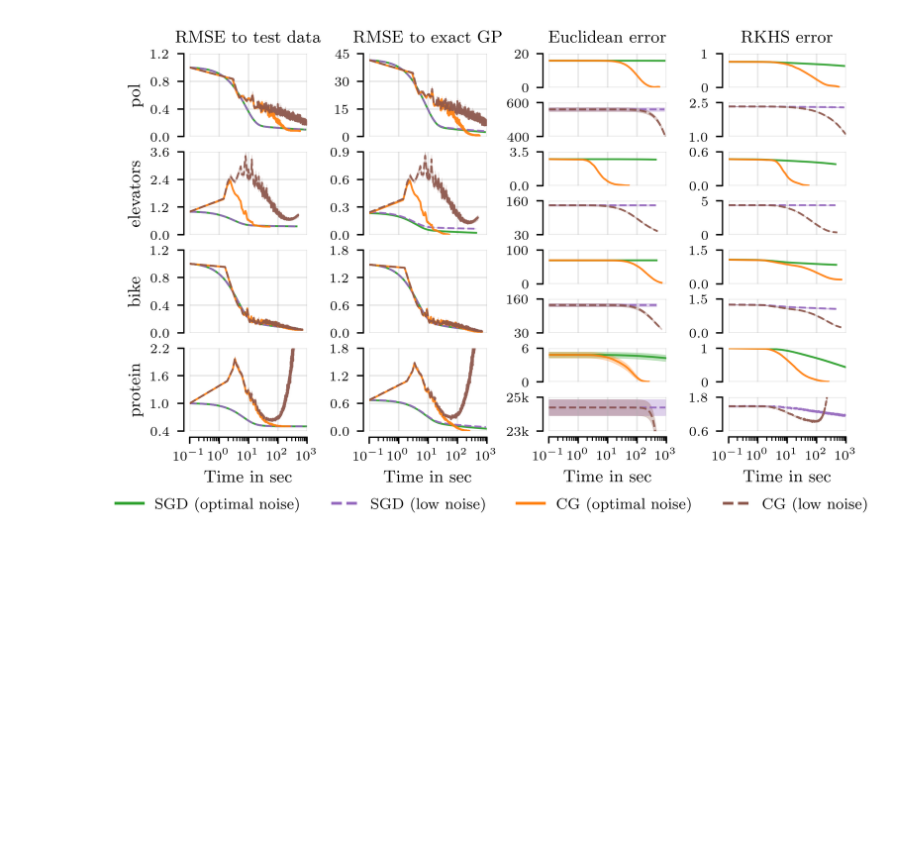
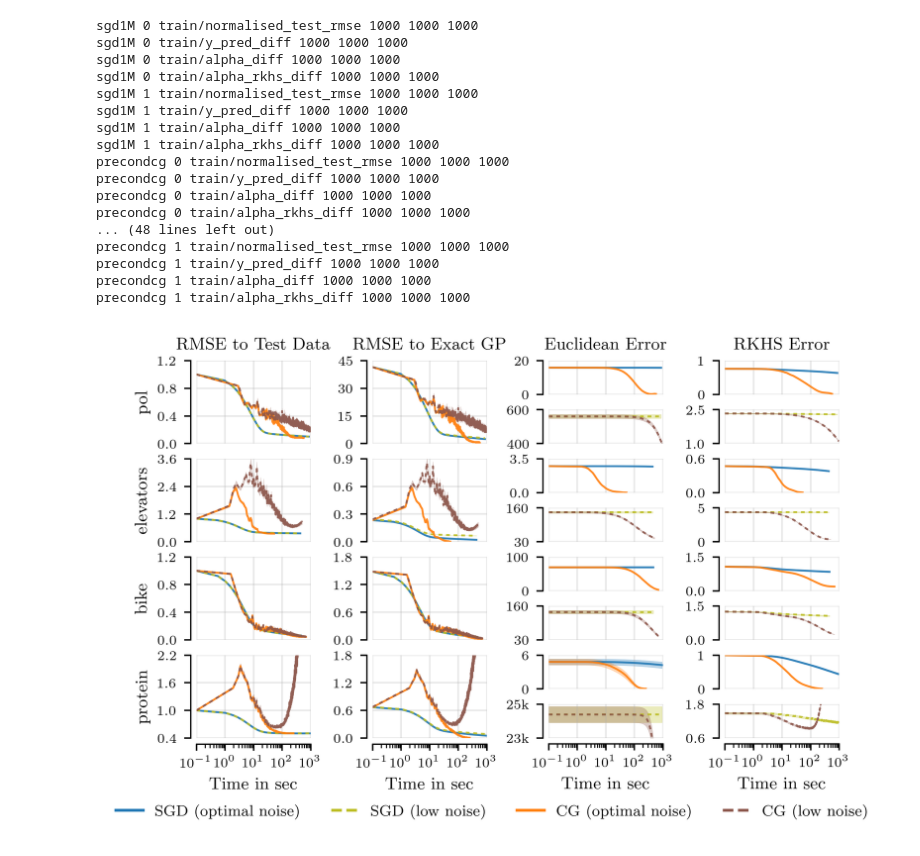
Before and after one commit to cambridge-mlg/sgd-gp, a Jupyter notebook: scalable_gps/notebooks/exact_metrics_plots.ipynb, the cells around one changed output. Drawn from its saved outputs; the diff is of its cells as text; code cells hidden in the pictures; blank space fills up the shorter version.

```diff
--- a/scalable_gps/notebooks/exact_metrics_plots.ipynb
+++ b/scalable_gps/notebooks/exact_metrics_plots.ipynb
@@ -19,7 +19,7 @@ c = ['#1f77b4', '#ff7f0e', '#2ca02c', '#d62728', '#9467bd',
 markerlist = ['o', 4, 5, 6, 7, 'p', 'd', 'P']
 
 
-text_width = 5.60107  # in  --> Confirmed with template explanation
+text_width = 5.5  # in  --> Confirmed with template explanation
 text_height = 9.0
 
 fs_m1 = 7  # for figure ticks
@@ -45,9 +45,12 @@ matplotlib.rc('text', usetex=True)
 plt.rcParams.update({'text.latex.preamble': r'\usepackage{amsmath}'})
 
 
-def errorfill(ax, x, y, yerr, color=None, alpha_fill=0.3, alpha_line=1, lw=1, linestyle='-', fill_linewidths=0.2, marker=None, markersize=1, label=None):
+def errorfill(ax, x, y, yerr, color=None, alpha_fill=0.3, alpha_line=1, lw=1, linestyle='-', fill_linewidths=0.2, dashes=None, marker=None, markersize=1, label=None):
     ax.fill_between(x, y - yerr, y + yerr, color=color, alpha=alpha_fill, linewidths=fill_linewidths)
-    ax.plot(x, y, color=color, lw=lw, linestyle=linestyle, alpha=alpha_line, label=label, marker=marker, markersize=markersize)
+    if linestyle == '--':
+        ax.plot(x, y, color=color, lw=lw, linestyle=linestyle, alpha=alpha_line, label=label, marker=marker, markersize=markersize, dashes=dashes)
+    else:
+        ax.plot(x, y, color=color, lw=lw, linestyle=linestyle, alpha=alpha_line, label=label, marker=marker, markersize=markersize)
 
 def remove_xticks(ax):
     for tick in ax.xaxis.get_major_ticks():
@@ -149,9 +152,9 @@ def get_color(model, override_noise):
             return 'tab:orange'
     elif 'sgd' in model:
         if override_noise:
-            return 'tab:purple'
+            return 'tab:olive'
         else:
-            return 'tab:green'
+            return 'tab:blue'
     else:
         return 'magenta'
 
@@ -217,14 +220,14 @@ alpha_line = 0.9
 
 max_time = 1000
 xlim = (0.1, max_time)
-titles = ["RMSE to test data",
-          "RMSE to exact GP",
+titles = ["RMSE to Test Data",
+          "RMSE to Exact GP",
           #r"$\| \mathbf{K}_{\tilde{\boldsymbol{x}}\boldsymbol{x}}\boldsymbol{v} - \mathbf{K}_{\tilde{\boldsymbol{x}}\boldsymbol{x}}\boldsymbol{v}^* \|_2$",
           #r"$\| \boldsymbol{v} - \boldsymbol{v}^* \|_2$",
-          "Euclidean error",
+          "Euclidean Error",
           None,
           #r"$\| \boldsymbol{v} - \boldsymbol{v}^* \|_{\mathbf{K}_{\boldsymbol{x}\boldsymbol{x}}}$",
-          "RKHS error",
+          "RKHS Error",
           None]
 metrics = ['train/normalised_test_rmse', 'train/y_pred_diff',
             'train/alpha_diff', 'train/alpha_diff',
@@ -239,8 +242,8 @@ for model in models:
         ls = get_linestyle(override_noise_idx)
         legend_handles.append(Line2D([], [], color=c, label=label, linestyle=ls))
 
-# for dataset in datasets:
-for dataset in ['protein']:
+for dataset in datasets:
+# for dataset in ['protein']:
     fig = plt.figure(dpi=400, figsize=[text_width, 0.17 * text_height])
     gs = GridSpec(2, 5, figure=fig, width_ratios=[1, 1, -0.1, 1, 1])
     xlim = (0.1, max_time)
@@ -302,7 +305,15 @@ for dataset in ['protein']:
                 mean = np.mean(results[dataset][model][metric][override_noise_idx], axis=0)
                 err = np.std(results[dataset][model][metric][override_noise_idx], axis=0) / np.sqrt(n_splits)
 
-                errorfill(ax, time, mean, err, color=c, alpha_line=alpha_line, linestyle=ls)
+                if mean.shape[0] == 10000:
+                    mean = mean[::10]
+                if err.shape[0] == 10000:
+                    err = err[::10]
+                if time.shape[0] == 10000:
+                    time = time[::10]
+                print(model, override_noise_idx, metric, mean.shape[0], err.shape[0], time.shape[0])
+
+                errorfill(ax, time, mean, err, color=c, alpha_line=alpha_line, linestyle=ls, dashes=(2, 2))
 
     fig.legend(handles=legend_handles, ncols=4, loc='center', bbox_to_anchor=(0.5, 0.04), handlelength=1.8, fontsize=8, frameon=False)
     fig.text(0.5, 0.65, "Opt.\nnoise", rotation=90, horizontalalignment='center', fontsize=7)
@@ -367,32 +395,56 @@ for j, dataset in enumerate(datasets):
     ax_alpha_diff_regular_noise.spines['bottom'].set_visible(False)
     ax_alpha_diff_regular_noise.set_xlabel(None)
     ax_alpha_diff_low_noise.spines['bottom'].set_position(('axes', -0.175))
     remove_xticks(ax_alpha_diff_rkhs_regular_noise)
     ax_alpha_diff_rkhs_regular_noise.spines['bottom'].set_visible(False)
     ax_alpha_diff_rkhs_regular_noise.set_xlabel(None)
     ax_alpha_diff_rkhs_low_noise.spines['bottom'].set_position(('axes', -0.175))
 
     for model in models:
         for override_noise_idx in [0, 1]:
             c = get_color(model, override_noise_idx)
             ls = get_linestyle(override_noise_idx)
 
             time = np.mean(results[dataset][model]['wall_clock_time'][override_noise_idx], axis=0)
             time = time - time[0] + xlim[0]
 
             for (metric, ax) in zip(metrics, axes):
                 if (ax == ax_alpha_diff_regular_noise or ax == ax_alpha_diff_rkhs_regular_noise) and override_noise_idx:
                     continue
                 if (ax == ax_alpha_diff_low_noise or ax == ax_alpha_diff_rkhs_low_noise) and not override_noise_idx:
                     continue
                 mean = np.mean(results[dataset][model][metric][override_noise_idx], axis=0)
                 err = np.std(results[dataset][model][metric][override_noise_idx], axis=0) / np.sqrt(n_splits)
+                if mean.shape[0] == 10000:
+                    mean = mean[::10]
+                if err.shape[0] == 10000:
+                    err = err[::10]
+                if time.shape[0] == 10000:
+                    time = time[::10]
+                print(model, override_noise_idx, metric, mean.shape[0], err.shape[0], time.shape[0])
 
-                errorfill(ax, time, mean, err, color=c, alpha_line=alpha_line, linestyle=ls)
+                errorfill(ax, time, mean, err, color=c, alpha_line=alpha_line, linestyle=ls, dashes=(2, 2))
 
 fig.legend(handles=legend_handles, ncols=4, loc='center', bbox_to_anchor=(0.5, 0.0), handlelength=1.8, fontsize=8, frameon=False)
 fig.tight_layout(w_pad=0.5, h_pad=0.2)
 fig.savefig("../../figures/exact_metrics_all.pdf", bbox_inches='tight', pad_inches=0.01)
 fig.savefig("../../figures/exact_metrics_all.png", bbox_inches='tight', pad_inches=0.01)
 # %% [output]
+sgd1M 0 train/normalised_test_rmse 1000 1000 1000
+sgd1M 0 train/y_pred_diff 1000 1000 1000
+sgd1M 0 train/alpha_diff 1000 1000 1000
+sgd1M 0 train/alpha_rkhs_diff 1000 1000 1000
+sgd1M 1 train/normalised_test_rmse 1000 1000 1000
+sgd1M 1 train/y_pred_diff 1000 1000 1000
+sgd1M 1 train/alpha_diff 1000 1000 1000
+sgd1M 1 train/alpha_rkhs_diff 1000 1000 1000
+precondcg 0 train/normalised_test_rmse 1000 1000 1000
+precondcg 0 train/y_pred_diff 1000 1000 1000
+precondcg 0 train/alpha_diff 1000 1000 1000
+precondcg 0 train/alpha_rkhs_diff 1000 1000 1000
+... (48 lines left out)
+precondcg 1 train/normalised_test_rmse 1000 1000 1000
+precondcg 1 train/y_pred_diff 1000 1000 1000
+precondcg 1 train/alpha_diff 1000 1000 1000
+precondcg 1 train/alpha_rkhs_diff 1000 1000 1000
-[figure, old version]
+[figure, new version]
```
Also changed, not shown: parts of 1 cell of this notebook, 4 other files.
